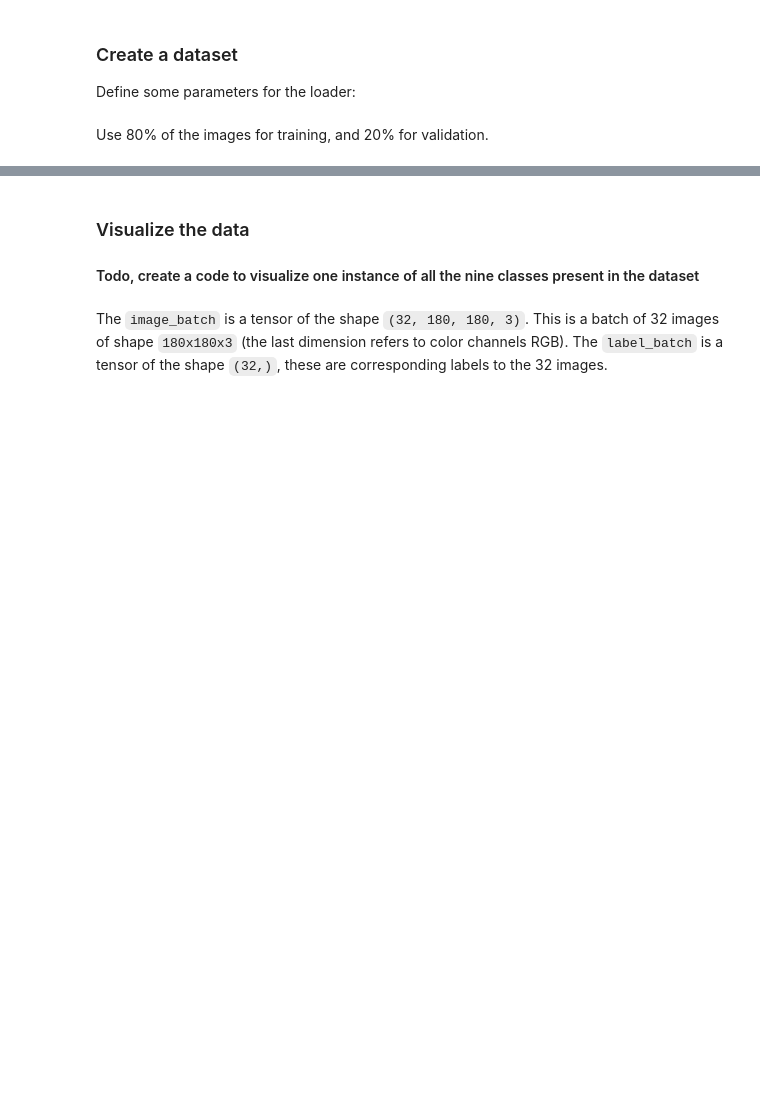
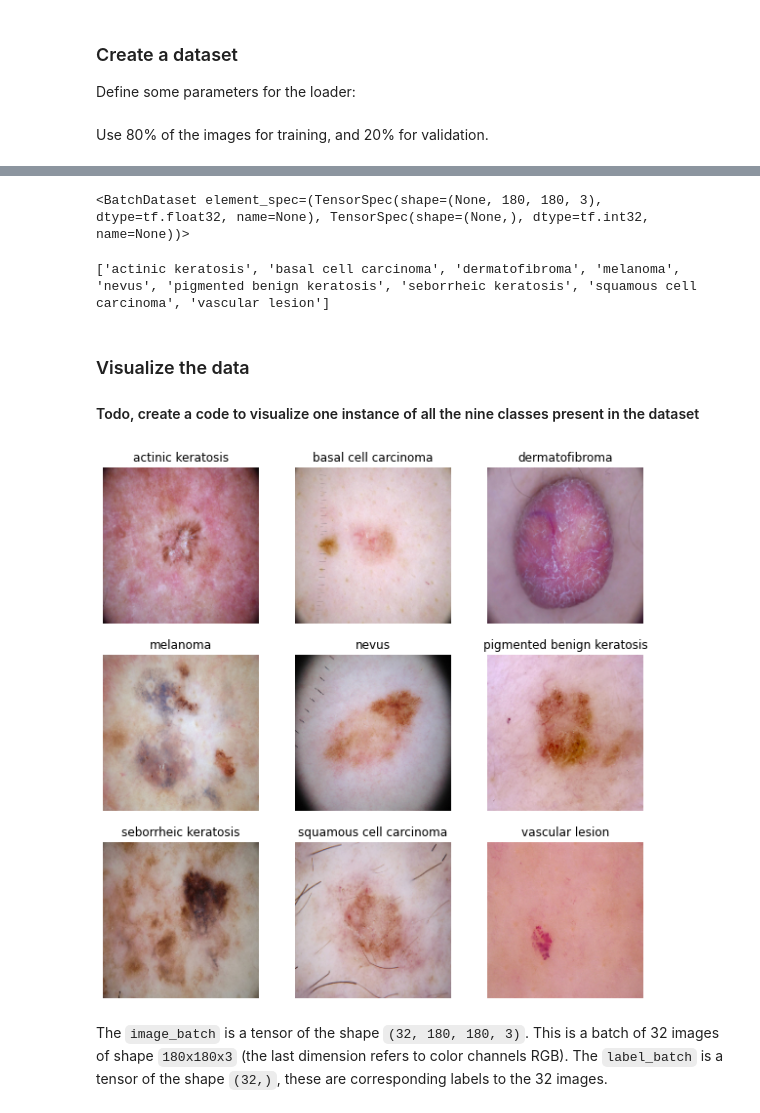
Before and after one commit to maniraj1234/MelanomaDetectionNN, a Jupyter notebook: MelanomaDetection_colab.ipynb, the cells around one changed output, grey strips where cells are left out. Drawn from its saved outputs; the diff is of its cells as text; code cells hidden in the pictures; blank space fills up the shorter version.

```diff
--- a/MelanomaDetection_colab.ipynb
+++ b/MelanomaDetection_colab.ipynb
@@ -113,4 +112,15 @@ Use 80% of the images for training, and 20% for validation.
 ## Write your train dataset here
 ## Note use seed=123 while creating your dataset using tf.keras.preprocessing.image_dataset_from_directory
 ## Note, make sure your resize your images to the size img_height*img_width, while writting the dataset
-train_ds = ##todo
+train_ds = tf.keras.utils.image_dataset_from_directory(
+    data_dir_train,
+    labels='inferred',
+    color_mode='rgb',
+    batch_size=batch_size,
+    image_size=(img_width, img_height),
+    validation_split=0.2,
+    subset="training",
+    shuffle=True,
+    crop_to_aspect_ratio = True,
+    seed=123
+)
@@ -122,6 +152,12 @@ val_ds = ##todo
+# %%
+val_ds
+# %% [output]
+<BatchDataset element_spec=(TensorSpec(shape=(None, 180, 180, 3), dtype=tf.float32, name=None), TensorSpec(shape=(None,), dtype=tf.int32, name=None))>
 # %%
 # List out all the classes of skin cancer and store them in a list.
 # You can find the class names in the class_names attribute on these datasets.
 # These correspond to the directory names in alphabetical order.
 class_names = train_ds.class_names
 print(class_names)
+# %% [output]
+['actinic keratosis', 'basal cell carcinoma', 'dermatofibroma', 'melanoma', 'nevus', 'pigmented benign keratosis', 'seborrheic keratosis', 'squamous cell carcinoma', 'vascular lesion']
@@ -135,3 +169,17 @@ import matplotlib.pyplot as plt
+# %%
+import matplotlib.pyplot as plt
+
+plt.figure(figsize=(10, 10))
+# Getting the image related to a specific class and plotting them
+for i in range(len(class_names)):
+    filtered_ds = train_ds.filter(lambda x, l: tf.math.equal(l[0], i))
+    for image, label in filtered_ds.take(1):
+        ax = plt.subplot(3, 3, i+1)
+        plt.imshow(image[0].numpy().astype('uint8'))
+        plt.title(class_names[label.numpy()[0]])
+        plt.axis('off')
+# %% [output]
+[figure, added]
 # %% [markdown]
 The `image_batch` is a tensor of the shape `(32, 180, 180, 3)`. This is a batch of 32 images of shape `180x180x3` (the last dimension refers to color channels RGB). The `label_batch` is a tensor of the shape `(32,)`, these are corresponding labels to the 32 images.
 # %% [markdown]
```
Also changed, not shown: parts of 23 cells of this notebook.
